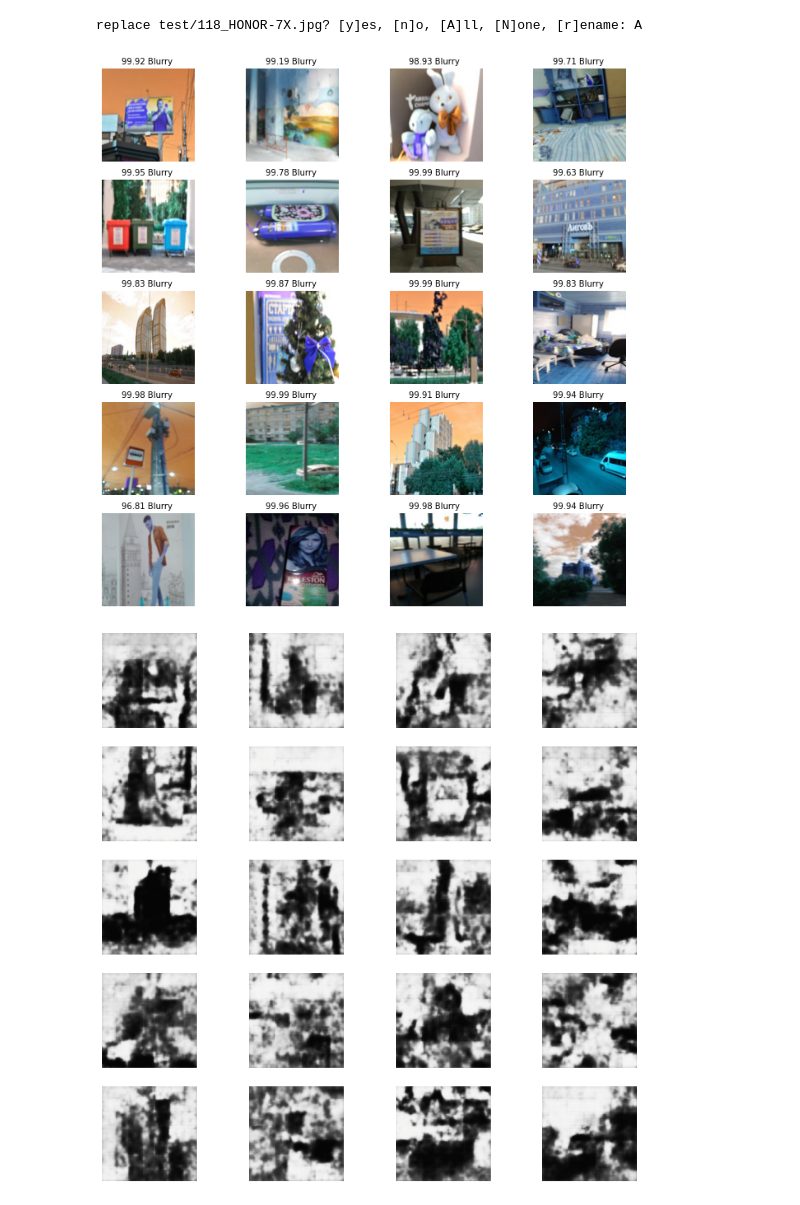
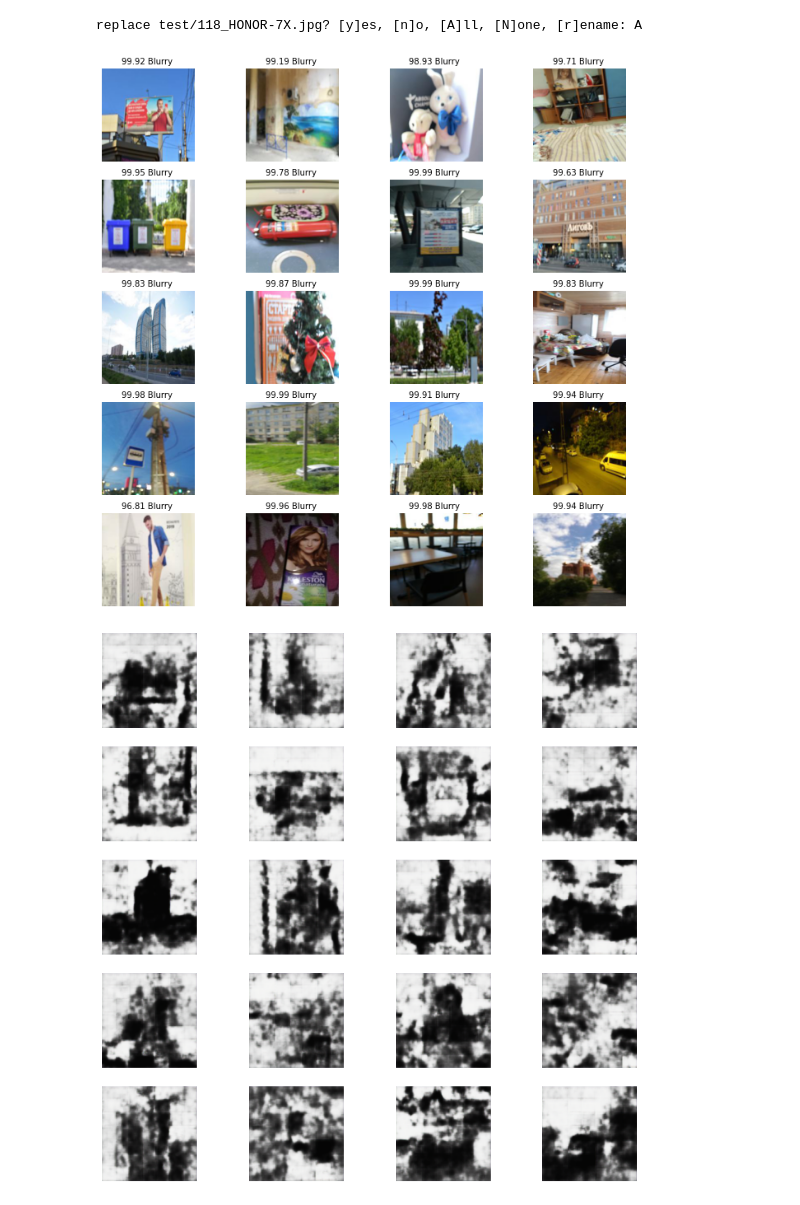
Before and after one commit to MasoudMoeini/Synthetic-Blur-Detector-Network, a Jupyter notebook: synthetic_image_blur_detector_show.ipynb, the cells around one changed output. Cells and saved outputs as stored; diff of their text form; code cells hidden in the pictures.

```diff
--- a/synthetic_image_blur_detector_show.ipynb
+++ b/synthetic_image_blur_detector_show.ipynb
@@ -39,18 +42,19 @@ test= np.reshape(test,[test.shape[0],test.shape[1],test.shape[2],test.shape[3]])
 np.save('test',test)
 # %%
 images = np.load('test.npy')
+from keras.preprocessing.image import array_to_img
 h = 10
 fig = plt.figure(figsize=(12,12))
 columns = 4
 rows = 5
 for i in range(0, columns*rows):
     fig.add_subplot(rows, columns,i+1)
-    plt.imshow(images[i],cmap='binary')
+    plt.imshow(array_to_img(images[i]),cmap='binary')
     plt.title("%.2f Blurry "% (scores[i]),fontsize=10)
     plt.axis("off")
 plt.show()
 # %% [output]
-[figure, old version]
+[figure, new version]
 # %%
 from keras.models import load_model
 from PIL import Image
@@ -76,7 +80,7 @@ for i in range(0, columns*rows):
     plt.axis("off")
 plt.show()
 # %% [output]
-[figure, old version]
+[figure, new version]
 # %%
 def blurry_regions_with_red_color(image,pred):
   main_picture = Image.fromarray(image)
```
Also changed, not shown: parts of 3 cells of this notebook.
